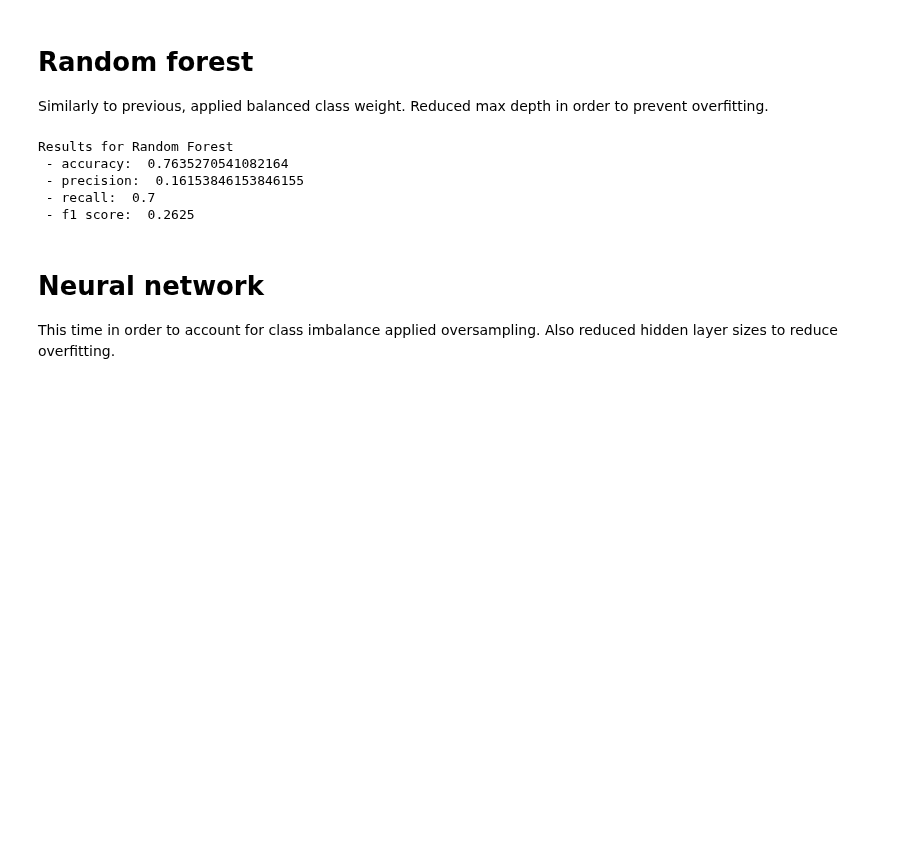
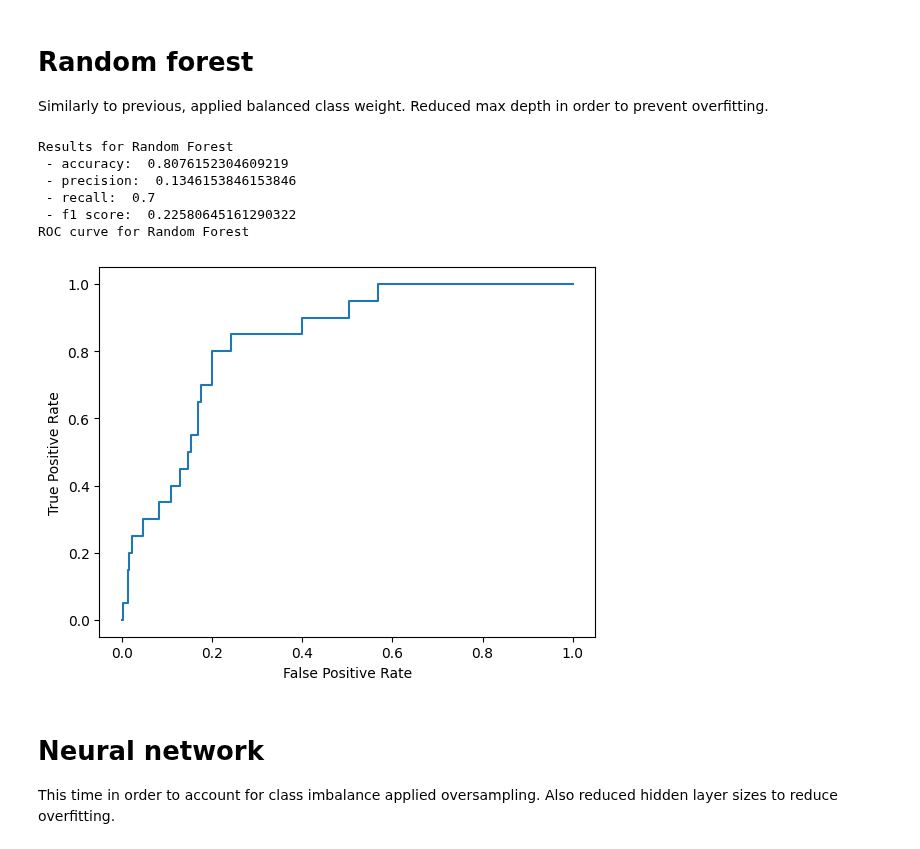
Before and after one commit to mim-uw/eXplainableMachineLearning-2023, a Jupyter notebook: Homeworks/HW1/MaciejNadolski/solution.ipynb, the cells around one changed output. Saved outputs shown, nothing was run; the diff lists cells and outputs as text; code cells hidden in the pictures; blank space fills up the shorter version.

```diff
--- a/Homeworks/HW1/MaciejNadolski/solution.ipynb
+++ b/Homeworks/HW1/MaciejNadolski/solution.ipynb
@@ -97,17 +114,21 @@ Similarly to previous, applied balanced class weight. Reduced max depth in order
 # %%
 from sklearn.ensemble import RandomForestClassifier
 
 model = RandomForestClassifier(class_weight="balanced", max_depth=6).fit(train_X, train_y)
 
 pred = model.predict(test_X)
+scores = model.predict_proba(test_X)[:,1]
 
 metrics("Random Forest", pred, test_y)
+draw_roc("Random Forest", scores, test_y)
 # %% [output]
 Results for Random Forest
- - accuracy:  0.7635270541082164
- - precision:  0.16153846153846155
+ - accuracy:  0.8076152304609219
+ - precision:  0.1346153846153846
  - recall:  0.7
- - f1 score:  0.2625
+ - f1 score:  0.22580645161290322
+ROC curve for Random Forest
+[figure, added]
 # %% [markdown]
 # Neural network
 
```
Also changed, not shown: parts of 8 cells of this notebook.
